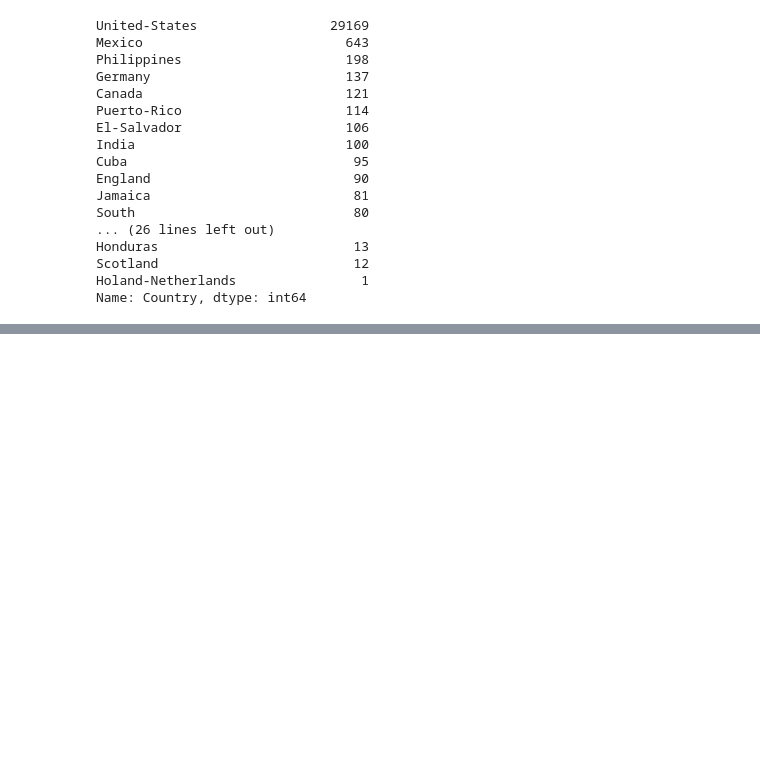
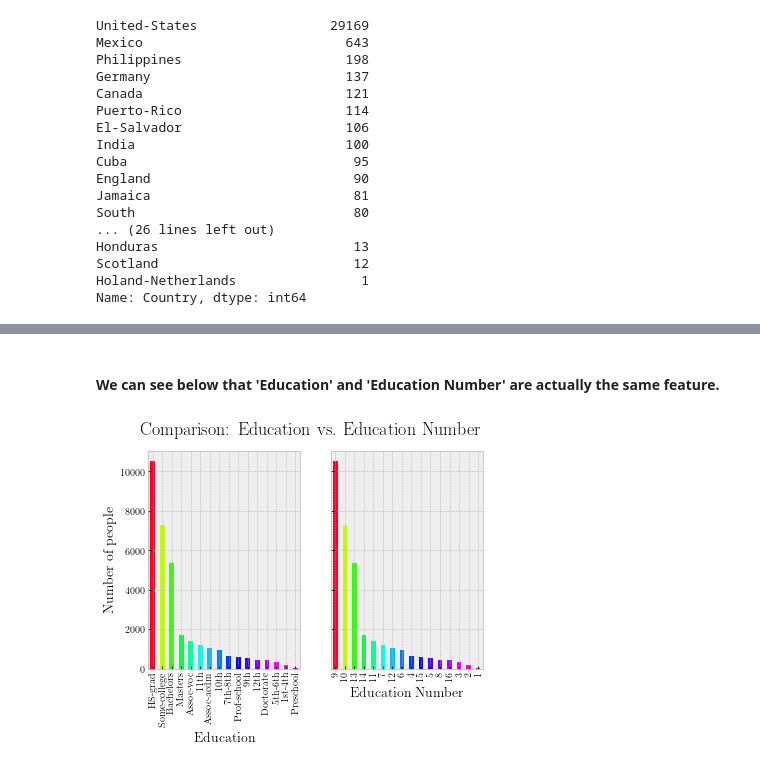
Before and after one commit to matmarqs/pmr, a Jupyter notebook: knn/PMR3508-2022-37-Adult-KNN.ipynb, the cells around one changed output, grey strips where cells are left out. Cells and saved outputs as stored; diff of their text form; code cells hidden in the pictures; blank space fills up the shorter version.

```diff
--- a/knn/PMR3508-2022-37-Adult-KNN.ipynb
+++ b/knn/PMR3508-2022-37-Adult-KNN.ipynb
@@ -101,0 +153,19 @@ cute_hist(a['Education'].value_counts(), title='Histogram of education',
+# %% [markdown]
+#### We can see below that 'Education' and 'Education Number' are actually the same feature.
+# %%
+fig, (ax1, ax2) = plt.subplots(nrows=1, ncols=2, sharey=True)
+
+cute_hist(ax=ax1, x=a['Education'].value_counts(), title='',
+          xlabel='Education', ylabel='Number of people',
+          cmap='gist_rainbow', df=True, show=False,
+          func=lambda a,b: np.sqrt(np.linspace(0, 1, num=len(a))))
+
+cute_hist(ax=ax2, x=a['Education Number'].value_counts(), title='',
+          xlabel='Education Number', ylabel='Number of people',
+          cmap='gist_rainbow', df=True, show=False,
+          func=lambda a,b: np.sqrt(np.linspace(0, 1, num=len(a))))
+
+fig.suptitle('Comparison: Education vs. Education Number', fontsize=18)
+plt.show()
+# %% [output]
+[figure, added]
```
Also changed, not shown: parts of 17 cells of this notebook.
